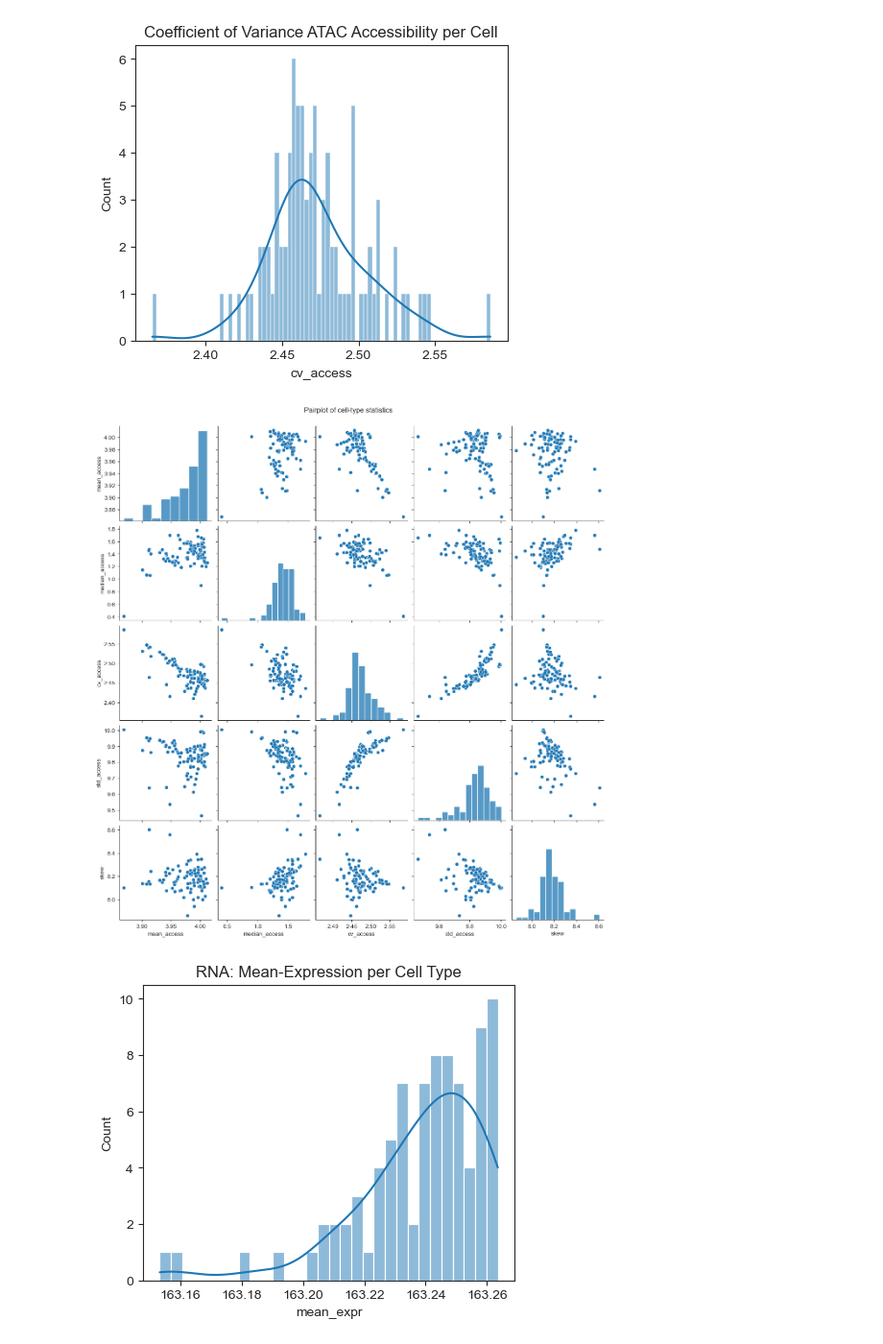
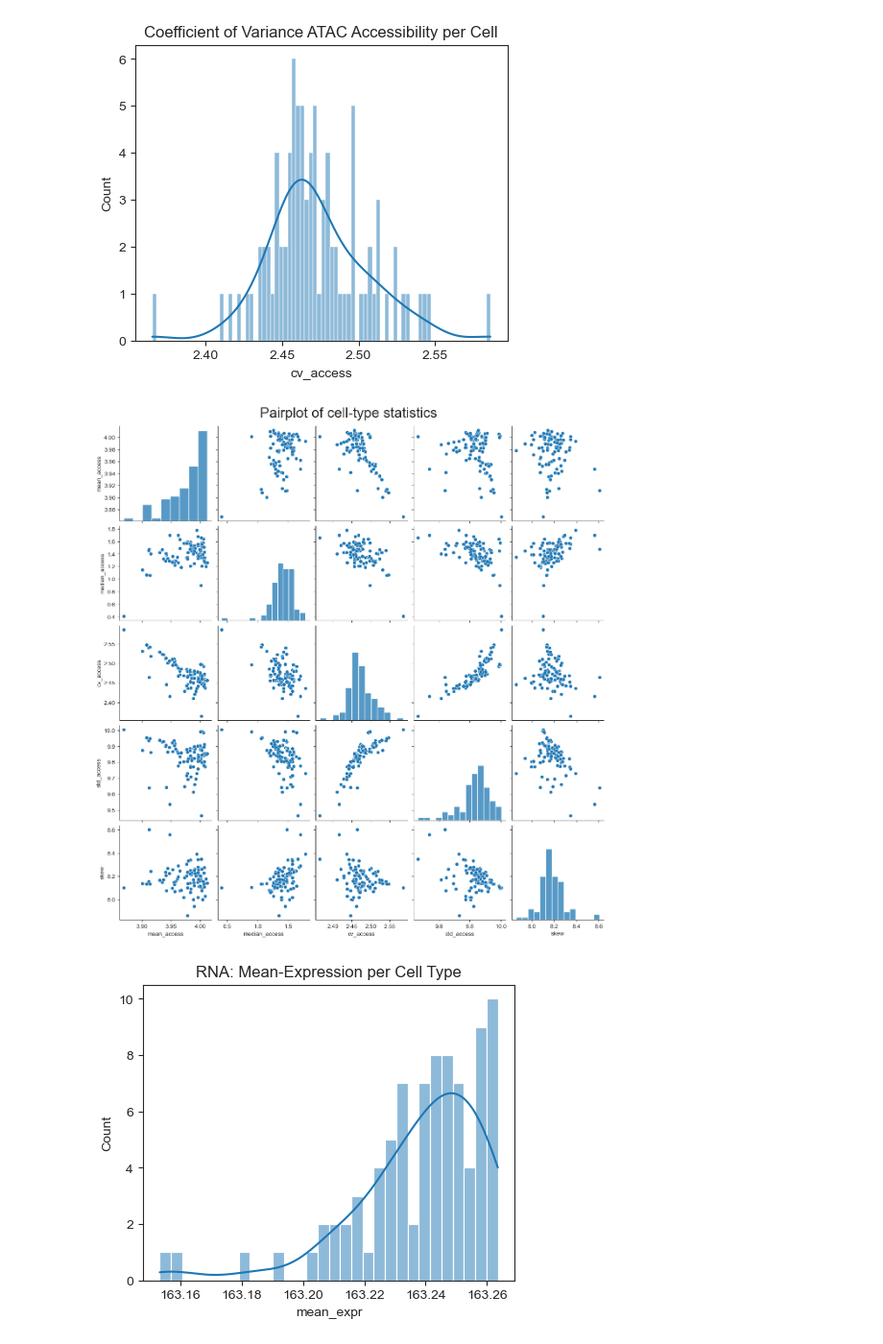
Before and after one commit to Topic2-Gene-Regulation-Immune-Cells/ILC-cells-Team4, a Jupyter notebook: 01_quality_control.ipynb, the cells around one changed output. Shown at 96% size. Cells and saved outputs as stored; diff of their text form; code cells hidden in the pictures.

```diff
--- a/01_quality_control.ipynb
+++ b/01_quality_control.ipynb
@@ -65,11 +65,11 @@ plt.show()
 [figure]
 # %%
 sns.pairplot(cell_stats)
-plt.suptitle("Pairplot of cell-type statistics", y=1.02)
+plt.suptitle("Pairplot of cell-type statistics", y=1.02, fontsize=24)
 plt.savefig(os.path.join(PLOTS_DIR, "pairplot_atac_celltype.png"))
 plt.show()
 # %% [output]
-[figure, old version]
+[figure, new version]
 # %%
 rna_cell_stats = pd.DataFrame({
     "mean_expr":   rna.mean(axis=0),
```
Also changed, not shown: parts of 1 cell of this notebook, 2 other files.
